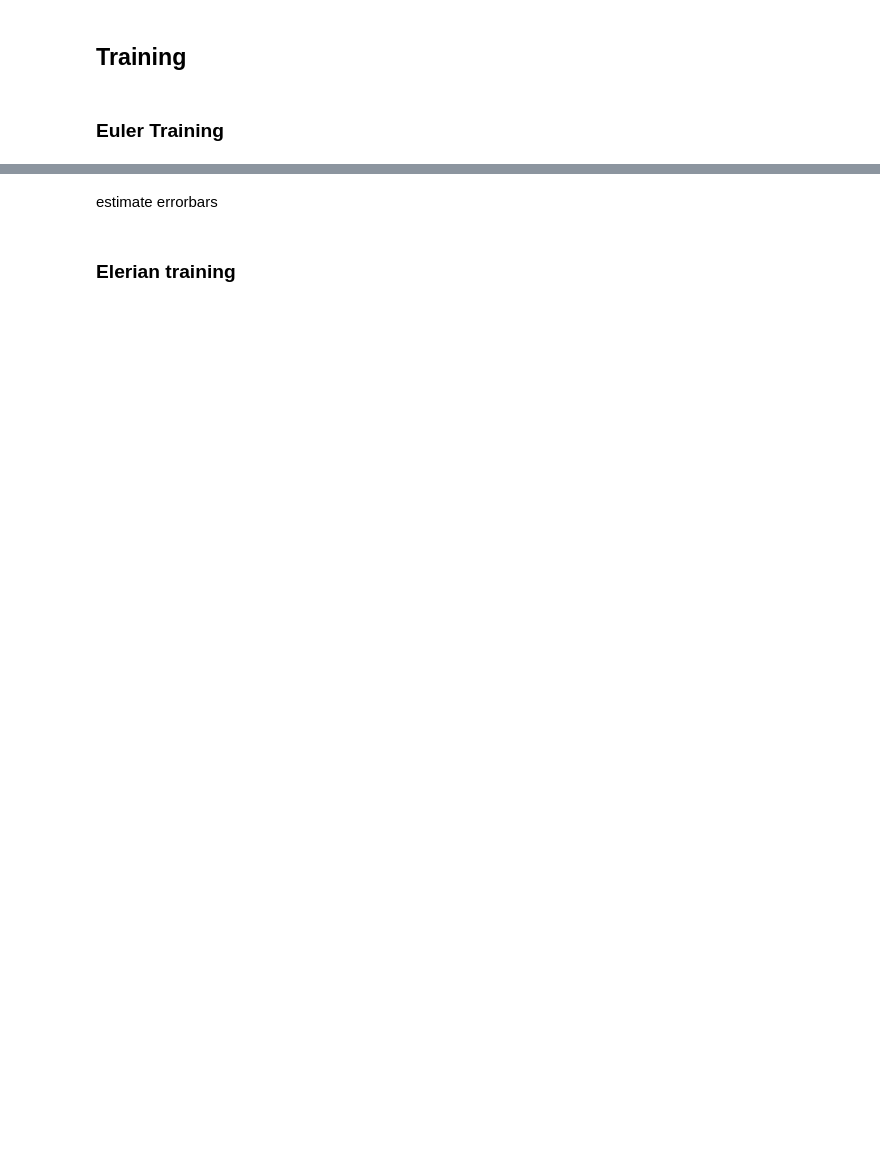
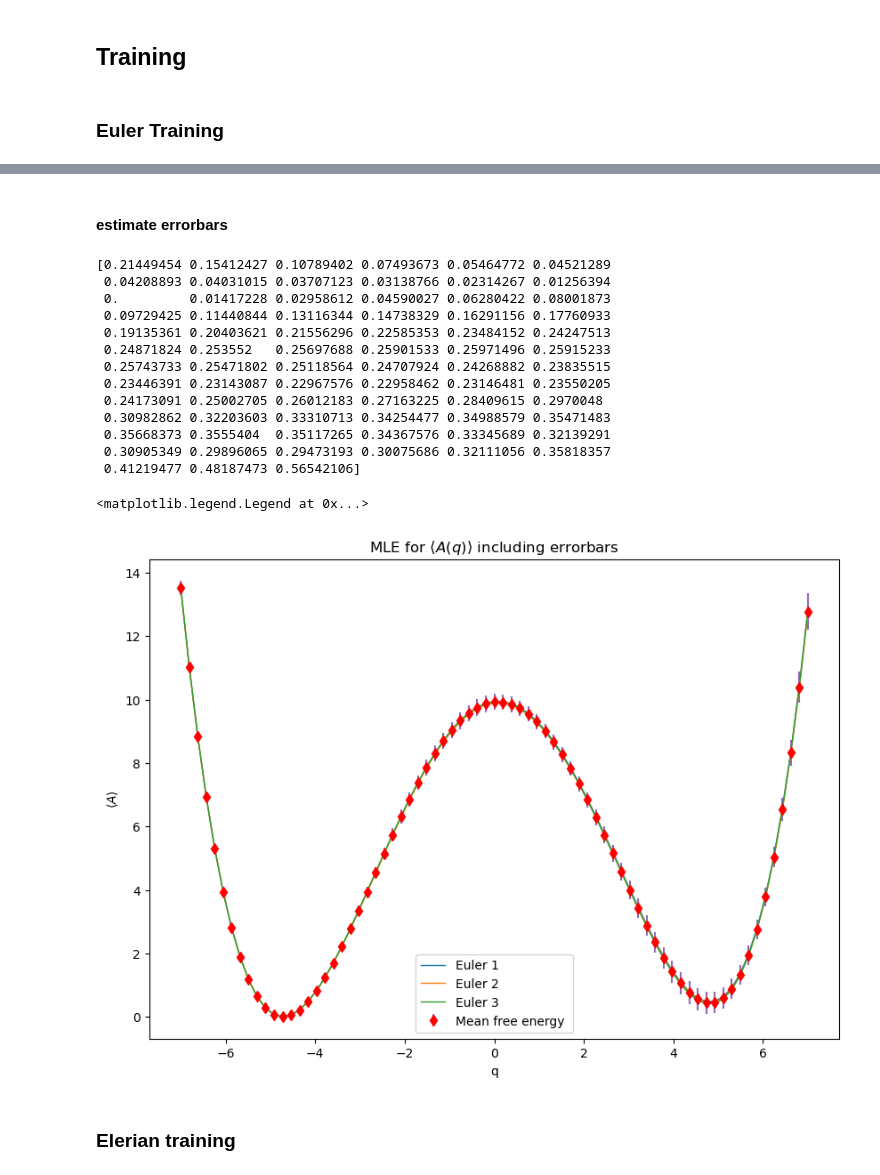
Before and after one commit to Dani-dB/folie, a Jupyter notebook: errorbars/random-coef0.ipynb, the cells around one changed output, grey strips where cells are left out. Cells and saved outputs as stored; diff of their text form; code cells hidden in the pictures; blank space fills up the shorter version.

```diff
--- a/errorbars/random-coef0.ipynb
+++ b/errorbars/random-coef0.ipynb
@@ -107,5 +111,53 @@ Euler 3 [  4.04083755 -11.53702939  11.77111766  -4.1654594    0.50276866
-# %% [markdown]
-estimate errorbars
+# %% [markdown]
+#### estimate errorbars
+# %%
+# fig,xa = plt.subplots()
+Euler_mean_fes=np.empty_like(Euler_fes[0])
+for i in range(len(xfa)): #sum over xfa points
+    sum=0
+    for j in range(M):
+        sum += Euler_fes[j][i]
+    Euler_mean_fes[i]= sum/M
+
+# xa.scatter(xfa,Euler_mean_fes)
+
+Euler_var_fes=np.empty_like(xfa)
+err =np.empty_like(Euler_var_fes)
+for i in range(len(xfa)):
+    sum=0
+    for j in range(M):
+        sum += (Euler_fes[j][i] - Euler_mean_fes[i])**2
+    Euler_var_fes[i]= sum/(M-1)
+
+Euler_err = np.sqrt(Euler_var_fes)
+fig, ax =plt.subplots(figsize=(10,7))
+ax.errorbar(xfa,Euler_mean_fes,yerr=10*Euler_err,fmt='d',color ='red', ecolor='C4',alpha=1, label="Mean free energy ")
+ax.set_xlabel('q')
+ax.set_ylabel('$\\langle A \\rangle$')
+ax.set_title("MLE for $\\langle A (q)\\rangle$ including errorbars")
+
+
+ax.plot(xfa,Euler_fes[0],label ='Euler 1',linewidth=1)
+ax.plot(xfa,Euler_fes[1],label ='Euler 2',linewidth=1)
+ax.plot(xfa,Euler_fes[2],label ='Euler 3',linewidth=1)
+print(10*Euler_err)
+ax.legend()
+# %% [output]
+[0.21449454 0.15412427 0.10789402 0.07493673 0.05464772 0.04521289
+ 0.04208893 0.04031015 0.03707123 0.03138766 0.02314267 0.01256394
+ 0.         0.01417228 0.02958612 0.04590027 0.06280422 0.08001873
+ 0.09729425 0.11440844 0.13116344 0.14738329 0.16291156 0.17760933
+ 0.19135361 0.20403621 0.21556296 0.22585353 0.23484152 0.24247513
+ 0.24871824 0.253552   0.25697688 0.25901533 0.25971496 0.25915233
+ 0.25743733 0.25471802 0.25118564 0.24707924 0.24268882 0.23835515
+ 0.23446391 0.23143087 0.22967576 0.22958462 0.23146481 0.23550205
+ 0.24173091 0.25002705 0.26012183 0.27163225 0.28409615 0.2970048
+ 0.30982862 0.32203603 0.33310713 0.34254477 0.34988579 0.35471483
+ 0.35668373 0.3555404  0.35117265 0.34367576 0.33345689 0.32139291
+ 0.30905349 0.29896065 0.29473193 0.30075686 0.32111056 0.35818357
+ 0.41219477 0.48187473 0.56542106]
+<matplotlib.legend.Legend at 0x...>
+[figure, added]
 # %% [markdown]
 ### Elerian training
 # %%
```
Also changed, not shown: parts of 12 cells of this notebook, 1 other file.
